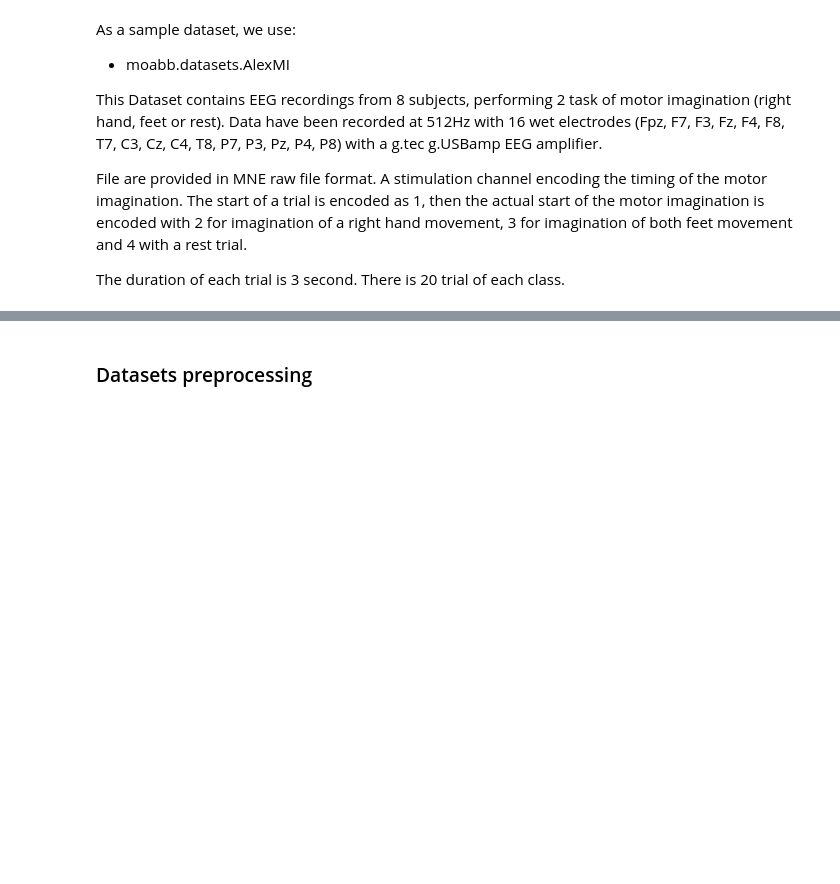
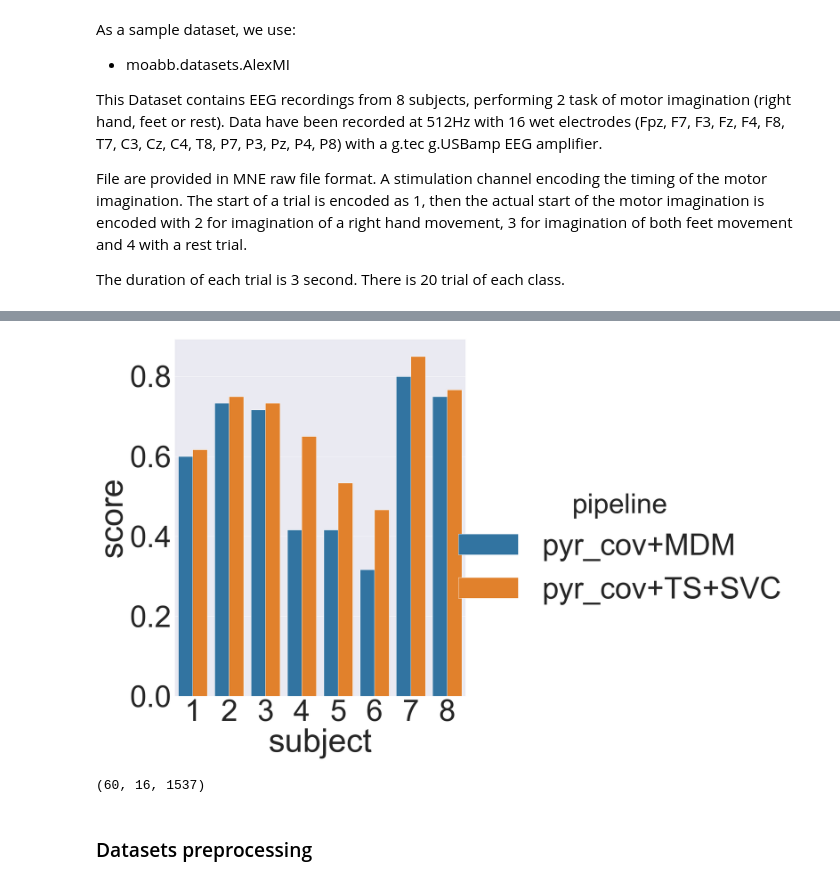
Before and after one commit to AlexandrePsq/RiemanMetrics, a Jupyter notebook: Comparing_frameworks.ipynb, the cells around one changed output, grey strips where cells are left out. Drawn from its saved outputs; the diff is of its cells as text; code cells hidden in the pictures; blank space fills up the shorter version.

```diff
--- a/Comparing_frameworks.ipynb
+++ b/Comparing_frameworks.ipynb
@@ -65,0 +160,16 @@ raw.plot()
+# %%
+sns.set(font_scale = 8)
+g = sns.catplot(
+    kind="bar",
+    y="score",
+    x="subject",
+    hue="pipeline",
+    data=results,
+    #orient="h",
+    palette="tab10",
+    height=20,
+)
+#g.set_xticklabels(plt.get_xticklabels(), fontsize = 18)
+plt.show()
+# %% [output]
+[figure, added]
@@ -66,2 +194,6 @@ raw.plot()
+# %%
+epochs.get_data()[:, :-1, :].shape
+# %% [output]
+(60, 16, 1537)
 # %% [markdown]
 ### Datasets preprocessing
```
Also changed, not shown: parts of 21 cells of this notebook.
